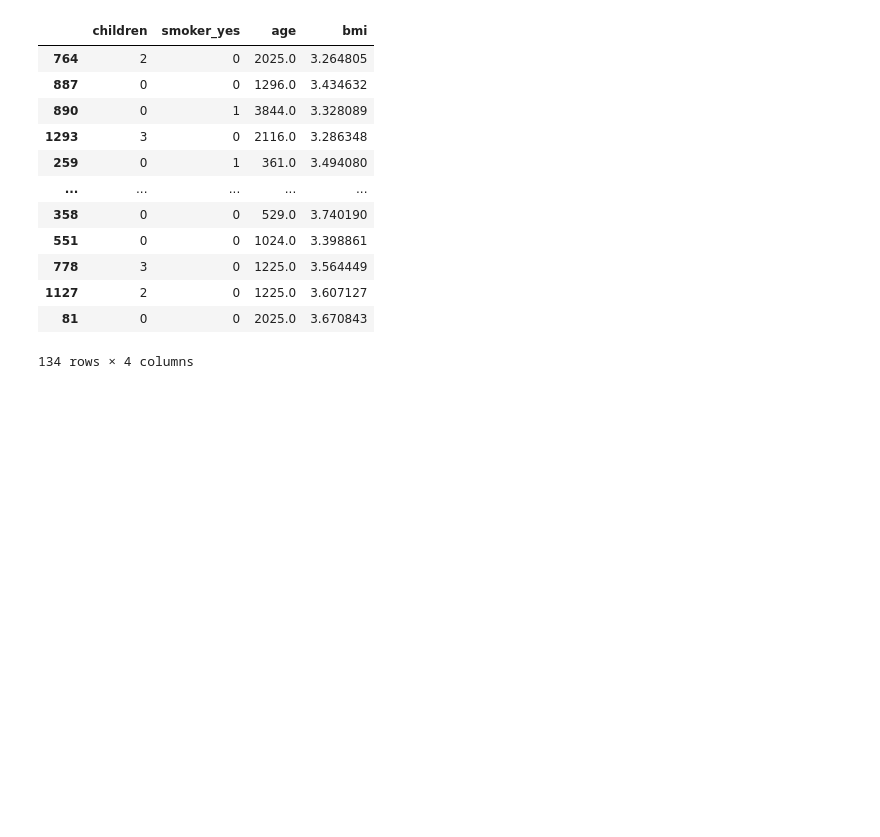
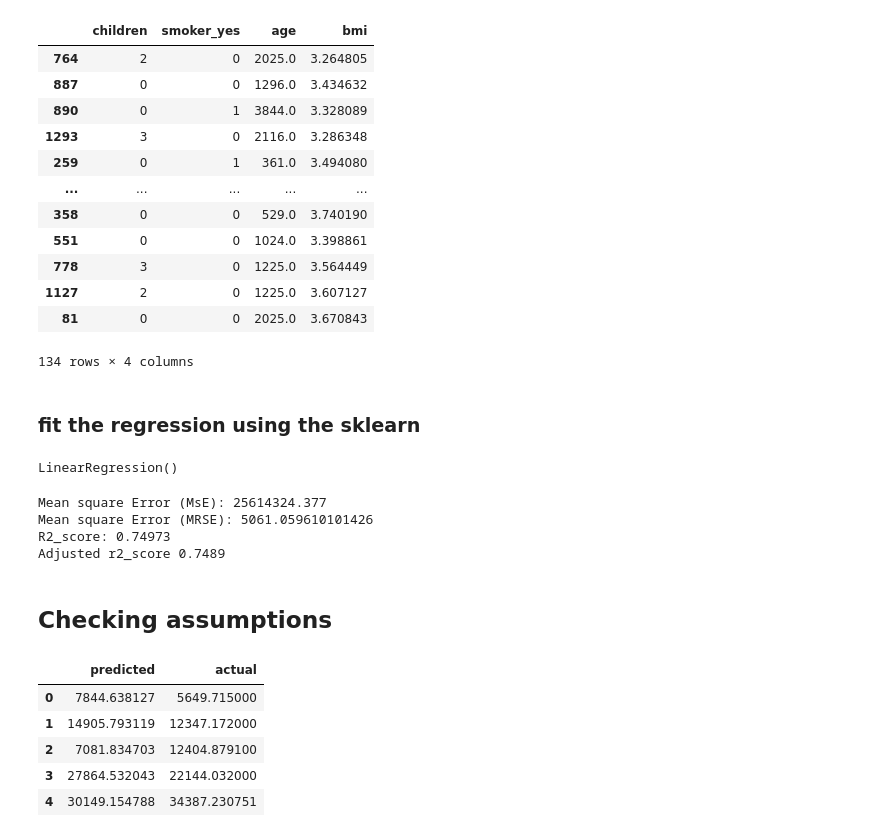
Before and after one commit to ShrajanKumar/Insurance_cost_prediction, a Jupyter notebook: statistical_analysis_and_modeling eda.ipynb, the cells around one changed output. Saved outputs shown, nothing was run; the diff lists cells and outputs as text; code cells hidden in the pictures; blank space fills up the shorter version.

```diff
--- a/statistical_analysis_and_modeling eda.ipynb
+++ b/statistical_analysis_and_modeling eda.ipynb
@@ -1500,0 +1433,7 @@ r 0.7634
+# %% [markdown]
+### fit the regression using the sklearn
+# %%
+lreg = LinearRegression()
+lreg.fit(x_train,y_train)
+# %% [output]
+LinearRegression()
@@ -1500,0 +1442,29 @@ r 0.7634
+# %%
+print('Mean square Error (MsE):', round(mean_squared_error(y_train, y_pred),3))
+print('Mean square Error (MRSE):', np.sqrt(round(mean_squared_error(y_train, y_pred),3)))
+
+r_square=round(r2_score(y_train, y_pred),5)
+print('R2_score:',r_square)
+
+n=x_train.shape[0]
+k=x_train.shape[1]
+adjusted_r_squared = 1 - ((1 - r_square) * (n - 1) / (n - k - 1))
+print("Adjusted r2_score",round(adjusted_r_squared,5))
+# %% [output]
+Mean square Error (MsE): 25614324.377
+Mean square Error (MRSE): 5061.059610101426
+R2_score: 0.74973
+Adjusted r2_score 0.7489
+# %% [markdown]
+## Checking assumptions
+# %%
+#calculating the actual and predict value of insurance cost
+result=pd.DataFrame({"predicted":y_pred.flatten(),"actual":y_train['charges'].to_numpy()})
+result.head()
+# %% [output]
+|  | predicted | actual |
+| 0 | 7844.638127 | 5649.715000 |
+| 1 | 14905.793119 | 12347.172000 |
+| 2 | 7081.834703 | 12404.879100 |
+| 3 | 27864.532043 | 22144.032000 |
+| 4 | 30149.154788 | 34387.230751 |
```
Also changed, not shown: parts of 36 cells of this notebook.
